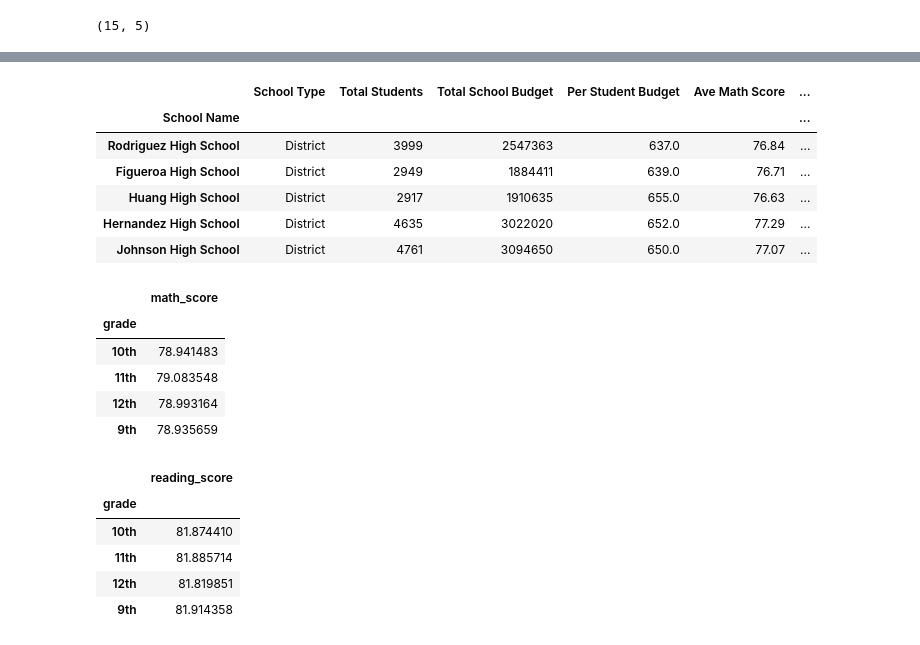
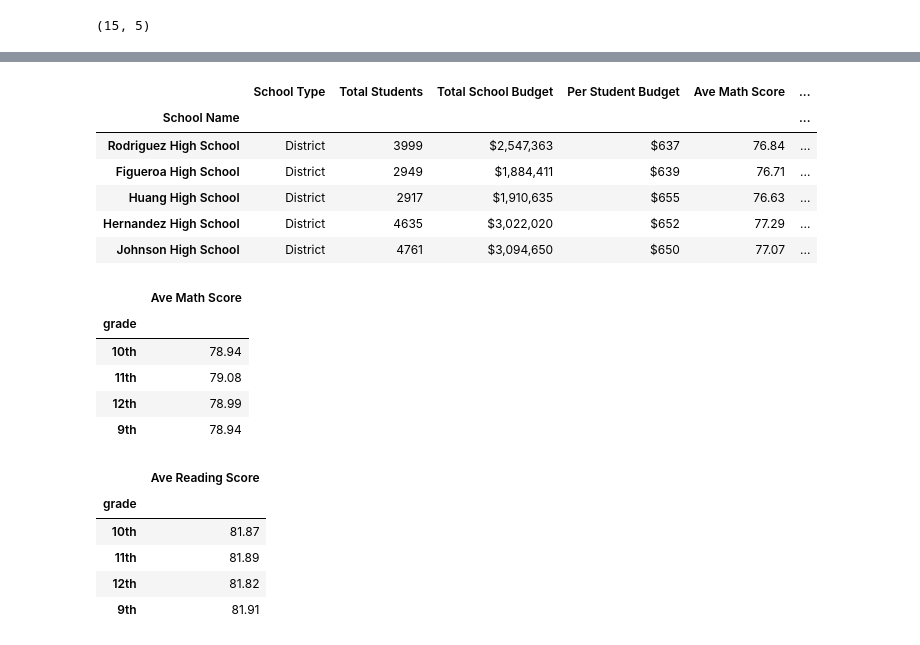
Before and after one commit to rketchum95/pandas-challenge, a Jupyter notebook: PyCitySchools/Main.ipynb, the cells around one changed output, grey strips where cells are left out. Cells and saved outputs as stored; diff of their text form; code cells hidden in the pictures.

```diff
--- a/PyCitySchools/Main.ipynb
+++ b/PyCitySchools/Main.ipynb
@@ -47,3 +47,25 @@ total_budget = schools_clean_df.budget.sum(axis=0)
 #Caculate ave scores for math and reading
 ave_math_score = round(pycityschools_df.math_score.mean(),2)
 ave_reading_score = round(pycityschools_df.reading_score.mean(),2)
+
+#Count& % of students passing math:
+math_pass_list= pycityschools_df.loc[pycityschools_df['math_score']>=70]['math_score'].count()
+percentage_pass_math = round((math_pass_list/student_count*100),2)
+
+#Count & % of students passing reading:
+reading_pass_list = pycityschools_df.loc[pycityschools_df['reading_score']>=70]['reading_score'].count()
+percentage_pass_reading = round((reading_pass_list/student_count*100),2)
+
+#Count and % of overll passing - must pass both reading & math:
+overall_pass_list = pycityschools_df[(pycityschools_df['math_score']>=70) & (pycityschools_df['reading_score']>=70)]['student_id'].count()
+percentage_pass_overall = round((overall_pass_list/student_count*100),2)
+
+#Formatting dictionary:
+format_dict={'Total Budget': '${0:,.0f}',
+             'Total School Budget': '${0:,.0f}',
+             'Per Student Budget': '${0:,.0f}',
+             'Ave Math Score': '{:1}',
+             'Ave Reading Score': '{:1}' ,
+             '% Passing Math': '{:1}%',
+             '% Passing Reading': '{:1}%',
+             '% Overall Passing': '{:1}%'}
@@ -179,41 +196,45 @@ school_summary_df.sort_values(by='% Overall Passing',ascending=False).head(5)
 # %%
 #Bottom 5 Performing Schools:
-school_summary_df.sort_values(by='% Overall Passing',ascending=True).head(5)
+bottom_5_schools_df=school_summary_df.sort_values(by='% Overall Passing',ascending=True).head(5)
+bottom_5_schools_df=bottom_5_schools_df.style.format(format_dict)
+bottom_5_schools_df
 # %% [output]
 |  | School Type | Total Students | Total School Budget | Per Student Budget | Ave Math Score | ... |
 | School Name |  |  |  |  |  | ... |
-| Rodriguez High School | District | 3999 | 2547363 | 637.0 | 76.84 | ... |
-| Figueroa High School | District | 2949 | 1884411 | 639.0 | 76.71 | ... |
-| Huang High School | District | 2917 | 1910635 | 655.0 | 76.63 | ... |
-| Hernandez High School | District | 4635 | 3022020 | 652.0 | 77.29 | ... |
-| Johnson High School | District | 4761 | 3094650 | 650.0 | 77.07 | ... |
+| Rodriguez High School | District | 3999 | $2,547,363 | $637 | 76.84 | ... |
+| Figueroa High School | District | 2949 | $1,884,411 | $639 | 76.71 | ... |
+| Huang High School | District | 2917 | $1,910,635 | $655 | 76.63 | ... |
+| Hernandez High School | District | 4635 | $3,022,020 | $652 | 77.29 | ... |
+| Johnson High School | District | 4761 | $3,094,650 | $650 | 77.07 | ... |
 # %%
 #Re-index dataframe and group by grade level:
 scores_by_grade_df = pycityschools_df.set_index('grade').groupby(['grade'])
 # %%
 #Math scores by Grade Level:
-math_scores_grade = scores_by_grade_df['math_score'].mean()
+math_scores_grade = round(scores_by_grade_df['math_score'].mean(),2)
 math_scores_grade_df=pd.DataFrame(math_scores_grade)
+math_scores_grade_df.columns=['Ave Math Score']
 math_scores_grade_df
 # %% [output]
-|  | math_score |
+|  | Ave Math Score |
 | grade |  |
-| 10th | 78.941483 |
-| 11th | 79.083548 |
-| 12th | 78.993164 |
-| 9th | 78.935659 |
+| 10th | 78.94 |
+| 11th | 79.08 |
+| 12th | 78.99 |
+| 9th | 78.94 |
 # %%
 #Reading scores by Grade Level:
-reading_scores_grade = scores_by_grade_df['reading_score'].mean()
+reading_scores_grade = round(scores_by_grade_df['reading_score'].mean(),2)
 reading_scores_grade_df=pd.DataFrame(reading_scores_grade)
+reading_scores_grade_df.columns=['Ave Reading Score']
 reading_scores_grade_df
 # %% [output]
-|  | reading_score |
+|  | Ave Reading Score |
 | grade |  |
-| 10th | 81.874410 |
-| 11th | 81.885714 |
-| 12th | 81.819851 |
-| 9th | 81.914358 |
+| 10th | 81.87 |
+| 11th | 81.89 |
+| 12th | 81.82 |
+| 9th | 81.91 |
 # %%
 #Binning school budgets for: Scores by School Spending:
 school_spending_df=pycityschools_df
```
Also changed, not shown: parts of 13 cells of this notebook.
